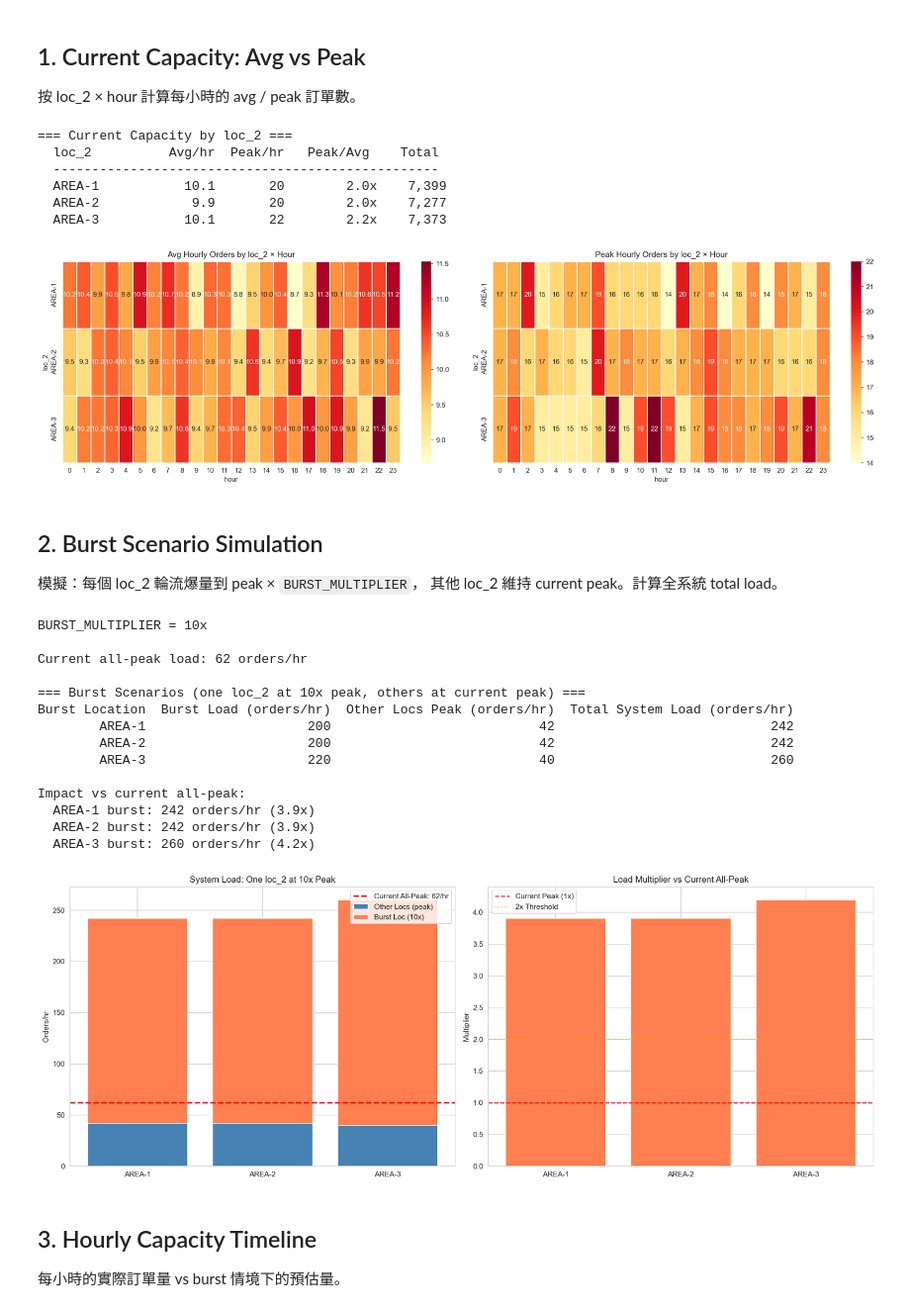
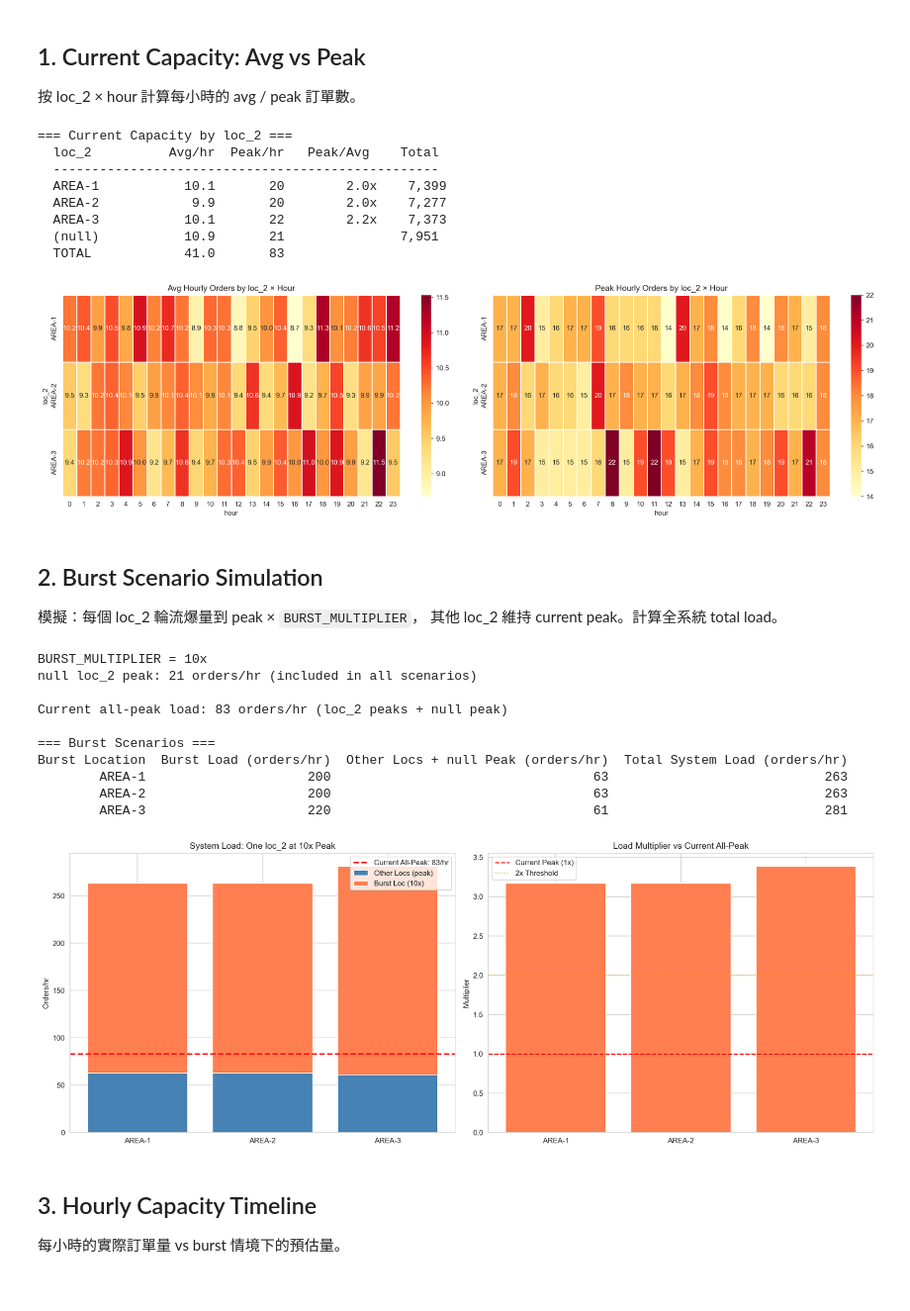
Before and after one commit to yschiang/perf-profiling, a Jupyter notebook: notebooks/step6_capacity_sizing.ipynb, the cells around one changed output. Shown at 99% size. Cells and saved outputs as stored; diff of their text form; code cells hidden in the pictures.

Commit message:
Step 6: include null loc_2 orders in burst scenarios, remove dead code

```diff
--- a/notebooks/step6_capacity_sizing.ipynb
+++ b/notebooks/step6_capacity_sizing.ipynb
@@ -34,11 +34,16 @@ Loaded 30,000 orders
 loc2_data = df.dropna(subset=['loc_2'])
 hourly = loc2_data.groupby(['loc_2', 'date', 'hour']).size().reset_index(name='order_count')
 
+# Also track null loc_2 orders
+null_data = df[df['loc_2'].isnull()]
+null_hourly = null_data.groupby(['date', 'hour']).size().reset_index(name='order_count')
+null_avg_hourly = null_hourly['order_count'].mean() if len(null_hourly) > 0 else 0
+null_peak_hourly = null_hourly['order_count'].max() if len(null_hourly) > 0 else 0
+
 # Avg and Peak per loc_2 × hour
 capacity = hourly.groupby(['loc_2', 'hour']).agg(
     avg=('order_count', 'mean'),
     peak=('order_count', 'max'),
-    p95=('order_count', lambda x: x.quantile(0.95)),
 ).reset_index()
 
 # Summary table: loc_2 level
@@ -54,6 +59,8 @@ print(f"  {'loc_2':<12} {'Avg/hr':>8} {'Peak/hr':>8} {'Peak/Avg':>10} {'Total':>
 print("  " + "-" * 50)
 for _, row in loc2_summary.iterrows():
     print(f"  {row['loc_2']:<12} {row['avg_hourly']:>8.1f} {row['peak_hourly']:>8.0f} {row['peak_to_avg']:>10.1f}x {row['total_orders']:>8,}")
+print(f"  {'(null)':<12} {null_avg_hourly:>8.1f} {null_peak_hourly:>8.0f} {'':>10} {len(null_data):>8,}")
+print(f"  {'TOTAL':<12} {loc2_summary['avg_hourly'].sum()+null_avg_hourly:>8.1f} {loc2_summary['peak_hourly'].sum()+null_peak_hourly:>8.0f}")
 
 # Heatmaps: avg vs peak
 fig, axes = plt.subplots(1, 2, figsize=(18, 5))
@@ -76,6 +83,8 @@ plt.show()
   AREA-1           10.1       20        2.0x    7,399
   AREA-2            9.9       20        2.0x    7,277
   AREA-3           10.1       22        2.2x    7,373
+  (null)           10.9       21               7,951
+  TOTAL            41.0       83
 [figure]
 # %% [markdown]
 ## 2. Burst Scenario Simulation
@@ -87,58 +96,49 @@ plt.show()
 loc2_list = sorted(loc2_summary['loc_2'].unique())
 peak_by_loc2 = loc2_summary.set_index('loc_2')['peak_hourly']
 
-print(f"BURST_MULTIPLIER = {BURST_MULTIPLIER}x\n")
+print(f"BURST_MULTIPLIER = {BURST_MULTIPLIER}x")
+print(f"null loc_2 peak: {null_peak_hourly:.0f} orders/hr (included in all scenarios)\n")
 
 scenarios = []
 for burst_loc in loc2_list:
-    total_load = 0
     burst_load = 0
+    others_load = 0
     for loc in loc2_list:
         if loc == burst_loc:
-            load = peak_by_loc2[loc] * BURST_MULTIPLIER
-            burst_load = load
+            burst_load = int(peak_by_loc2[loc] * BURST_MULTIPLIER)
         else:
-            load = peak_by_loc2[loc]
-        total_load += load
-
-    # Also include loc_2=null orders at their peak
-    null_peak = hourly[~hourly['loc_2'].isin(loc2_list)]['order_count'].max() if len(hourly) > len(loc2_data) else 0
+            others_load += int(peak_by_loc2[loc])
+    # Add null loc_2 at their peak
+    others_load += int(null_peak_hourly)
+    total_load = burst_load + others_load
 
     scenarios.append({
         'Burst Location': burst_loc,
-        'Burst Load (orders/hr)': int(burst_load),
-        'Other Locs Peak (orders/hr)': int(total_load - burst_load),
-        'Total System Load (orders/hr)': int(total_load),
+        'Burst Load (orders/hr)': burst_load,
+        'Other Locs + null Peak (orders/hr)': others_load,
+        'Total System Load (orders/hr)': total_load,
     })
 
 scenario_df = pd.DataFrame(scenarios)
 
-# Current baseline (all at peak)
-all_peak = int(peak_by_loc2.sum())
-print(f"Current all-peak load: {all_peak} orders/hr")
-print(f"\n=== Burst Scenarios (one loc_2 at {BURST_MULTIPLIER}x peak, others at current peak) ===")
+# Current baseline (all at peak, including null)
+all_peak = int(peak_by_loc2.sum() + null_peak_hourly)
+print(f"Current all-peak load: {all_peak} orders/hr (loc_2 peaks + null peak)")
+print(f"\n=== Burst Scenarios ===")
 print(scenario_df.to_string(index=False))
 
-# Ratio vs current
 scenario_df['vs Current Peak'] = (scenario_df['Total System Load (orders/hr)'] / all_peak).round(1).astype(str) + 'x'
-print(f"\nImpact vs current all-peak:")
-for _, row in scenario_df.iterrows():
-    print(f"  {row['Burst Location']} burst: {row['Total System Load (orders/hr)']} orders/hr ({row['vs Current Peak']})")
 # %% [output]
 BURST_MULTIPLIER = 10x
+null loc_2 peak: 21 orders/hr (included in all scenarios)
 
-Current all-peak load: 62 orders/hr
+Current all-peak load: 83 orders/hr (loc_2 peaks + null peak)
 
-=== Burst Scenarios (one loc_2 at 10x peak, others at current peak) ===
-Burst Location  Burst Load (orders/hr)  Other Locs Peak (orders/hr)  Total System Load (orders/hr)
-        AREA-1                     200                           42                            242
-        AREA-2                     200                           42                            242
-        AREA-3                     220                           40                            260
-
-Impact vs current all-peak:
-  AREA-1 burst: 242 orders/hr (3.9x)
-  AREA-2 burst: 242 orders/hr (3.9x)
-  AREA-3 burst: 260 orders/hr (4.2x)
+=== Burst Scenarios ===
+Burst Location  Burst Load (orders/hr)  Other Locs + null Peak (orders/hr)  Total System Load (orders/hr)
+        AREA-1                     200                                  63                            263
+        AREA-2                     200                                  63                            263
+        AREA-3                     220                                  61                            281
 # %%
 # Visualization: scenario comparison
 fig, axes = plt.subplots(1, 2, figsize=(16, 6))
@@ -146,47 +146,39 @@ fig, axes = plt.subplots(1, 2, figsize=(16, 6))
 # Left: bar chart of total load per scenario
 ax = axes[0]
 x = range(len(scenario_df))
-ax.bar(x, scenario_df['Other Locs Peak (orders/hr)'], label='Other Locs (peak)', color='steelblue')
+ax.bar(x, scenario_df['Other Locs + null Peak (orders/hr)'], label='Other Locs (peak)', color='steelblue')
 ax.bar(x, scenario_df['Burst Load (orders/hr)'],
-       bottom=scenario_df['Other Locs Peak (orders/hr)'], label=f'Burst Loc ({BURST_MULTIPLIER}x)', color='coral')
+       bottom=scenario_df['Other Locs + null Peak (orders/hr)'], label=f'Burst Loc ({BURST_MULTIPLIER}x)', color='coral')
 ax.axhline(y=all_peak, color='red', linestyle='--', linewidth=2, label=f'Current All-Peak: {all_peak}/hr')
 ax.set_xticks(list(x))
 ax.set_xticklabels(scenario_df['Burst Location'])
 ax.set_title(f'System Load: One loc_2 at {BURST_MULTIPLIER}x Peak')
 ax.set_ylabel('Orders/hr')
 ax.legend()
 
 # Right: estimated duration impact
 # Use the linear relationship from Step 3 (duration ≈ slope × file_count)
 # More orders → more contention → potentially longer device_duration
 # But queue is the main concern: more orders per hour → longer queue wait
-avg_file_count = df['file_count'].median()
-avg_per_order_seconds = df['total_duration_seconds'].median()
-
-# Simple model: if system can handle X orders/hr,
-# each order takes avg_per_order_seconds of processing time
-# With PARALLELISM threads, effective throughput = ?
-# Actually, just show the load multiplier
-
 ax = axes[1]
 current_load = all_peak
 burst_loads = scenario_df['Total System Load (orders/hr)'].values
 multipliers = burst_loads / current_load
 
 ax.bar(range(len(scenario_df)), multipliers, color=['coral' if m > 2 else 'steelblue' for m in multipliers])
 ax.axhline(y=1, color='red', linestyle='--', label='Current Peak (1x)')
 ax.axhline(y=2, color='orange', linestyle=':', alpha=0.7, label='2x Threshold')
 ax.set_xticks(list(range(len(scenario_df))))
 ax.set_xticklabels(scenario_df['Burst Location'])
 ax.set_title('Load Multiplier vs Current All-Peak')
 ax.set_ylabel('Multiplier')
 ax.legend()
 
 plt.tight_layout()
 plt.savefig(REPORTS_DIR / 'step6_burst_scenarios.png', dpi=150)
 plt.show()
 # %% [output]
-[figure, old version]
+[figure, new version]
 # %% [markdown]
 ## 3. Hourly Capacity Timeline
 
```
Also changed, not shown: parts of 3 cells of this notebook.
